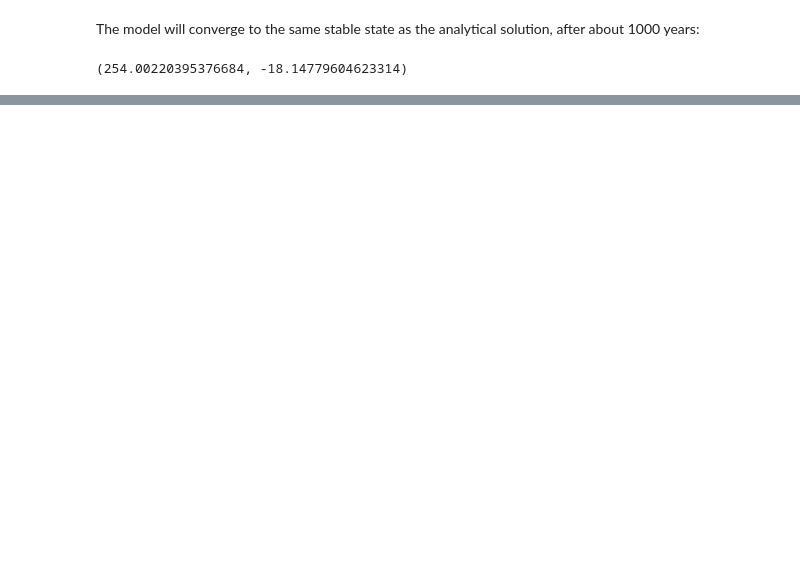
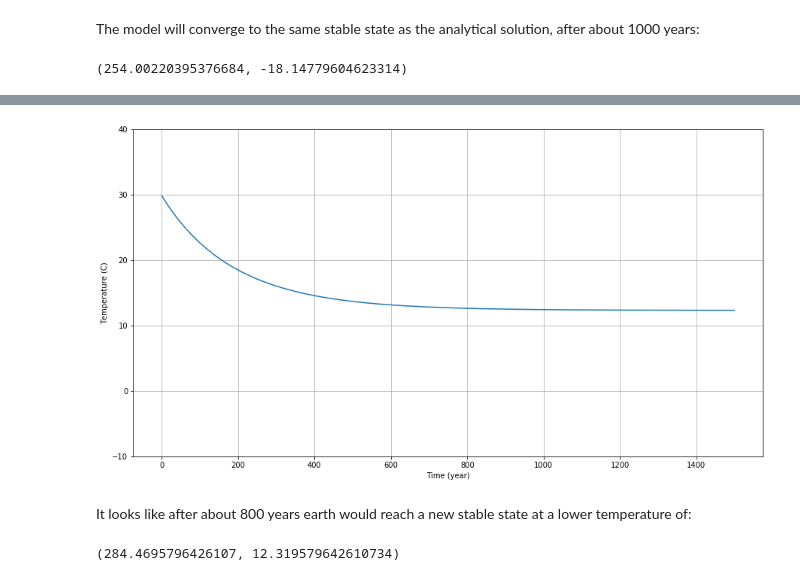
Before and after one commit to mdumke/climate-modeling, a Jupyter notebook: 02-dynamic-energy-budget.ipynb, the cells around one changed output, grey strips where cells are left out. Drawn from its saved outputs; the diff is of its cells as text; code cells hidden in the pictures; blank space fills up the shorter version.

```diff
--- a/02-dynamic-energy-budget.ipynb
+++ b/02-dynamic-energy-budget.ipynb
@@ -97,0 +169,25 @@ As the next step, atmosphere should be introduced into this model as well.
+# %%
+params = Parameters(
+    albedo=0.45,
+    initial_temperature=302,
+    timestep=YEAR,
+    epochs=1500)
+
+temperatures = run_simulation(energy_in_with_reflection, energy_out, params)
+# %%
+fig, ax = plt.subplots(figsize=(15, 8))
+
+ax.grid()
+ax.set_ylim((-10, 40))
+ax.set_ylabel('Temperature (C)')
+ax.set_xlabel('Time (year)')
+sns.lineplot(range(len(temperatures)), [t - 272.15 for t in temperatures]);
+# %% [output]
+[figure, added]
+# %% [markdown]
+It looks like after about 800 years earth would reach a new stable state at a lower temperature of:
+# %%
+# new equilibrium temperature in Kelvin and Celsius
+temperatures[-1], temperatures[-1] - 272.15
+# %% [output]
+(284.4695796426107, 12.319579642610734)
```
Also changed, not shown: parts of 19 cells of this notebook.
